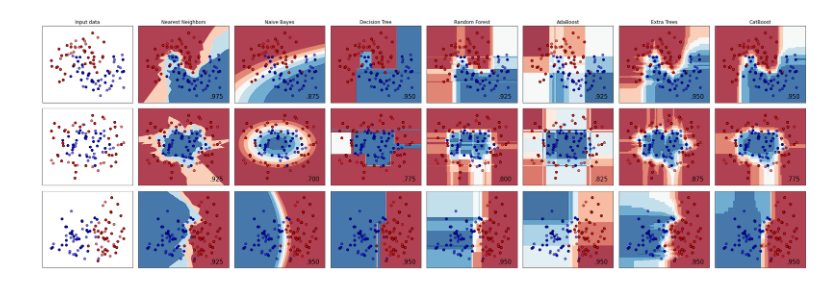
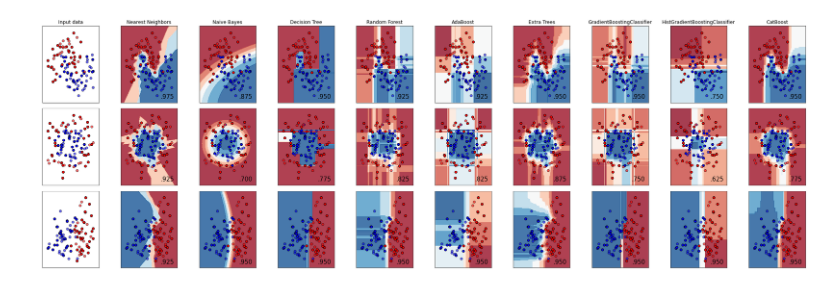
Before and after one commit to LCaravaggio/AnalisisPredictivo, a Jupyter notebook: 04_Árboles/Modelos.ipynb, the cells around one changed output. Drawn from its saved outputs; the diff is of its cells as text; code cells hidden in the pictures.

```diff
--- a/04_Árboles/Modelos.ipynb
+++ b/04_Árboles/Modelos.ipynb
@@ -55,6 +53,8 @@ names = ["Nearest Neighbors",
          "Extra Trees",
          #"Neural Net",
          #"QDA"
+         "GradientBoostingClassifier",
+         "HistGradientBoostingClassifier",
          "CatBoost"
          ]
 
@@ -70,6 +70,8 @@ classifiers = [
     AdaBoostClassifier(),
     ExtraTreesClassifier(),
     #QuadraticDiscriminantAnalysis()
+    GradientBoostingClassifier(),
+    HistGradientBoostingClassifier(),
     CatBoostClassifier(silent=True)
     ]
 
@@ -129,31 +131,31 @@ for ds_cnt, ds in enumerate(datasets):
         # point in the mesh [x_min, x_max]x[y_min, y_max].
         if hasattr(clf, "decision_function"):
             Z = clf.decision_function(np.c_[xx.ravel(), yy.ravel()])
         else:
             Z = clf.predict_proba(np.c_[xx.ravel(), yy.ravel()])[:, 1]
 
         # Put the result into a color plot
         Z = Z.reshape(xx.shape)
         ax.contourf(xx, yy, Z, cmap=cm, alpha=.8)
 
         # Plot the training points
         ax.scatter(X_train[:, 0], X_train[:, 1], c=y_train, cmap=cm_bright,
                    edgecolors='k')
         # Plot the testing points
         ax.scatter(X_test[:, 0], X_test[:, 1], c=y_test, cmap=cm_bright,
                    edgecolors='k', alpha=0.6)
 
         ax.set_xlim(xx.min(), xx.max())
         ax.set_ylim(yy.min(), yy.max())
         ax.set_xticks(())
         ax.set_yticks(())
         if ds_cnt == 0:
             ax.set_title(name)
         ax.text(xx.max() - .3, yy.min() + .3, ('%.3f' % score).lstrip('0'),
                 size=15, horizontalalignment='right')
         i += 1
 
 plt.tight_layout()
 plt.show()
 # %% [output]
-[figure, old version]
+[figure, new version]
```
Also changed, not shown: parts of 1 cell of this notebook.
